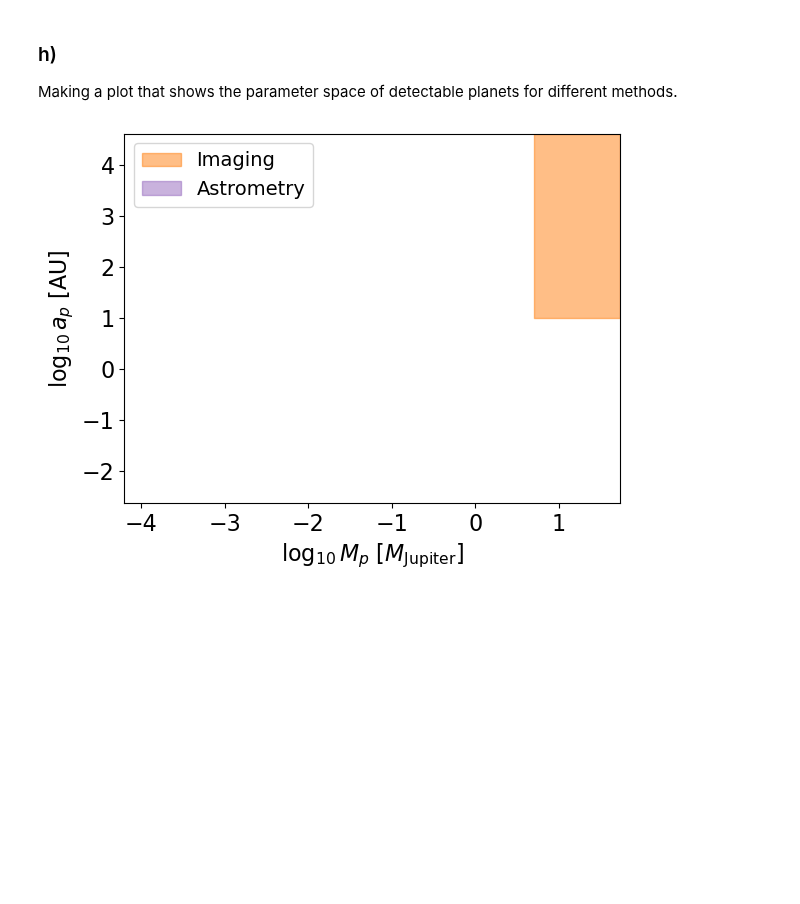
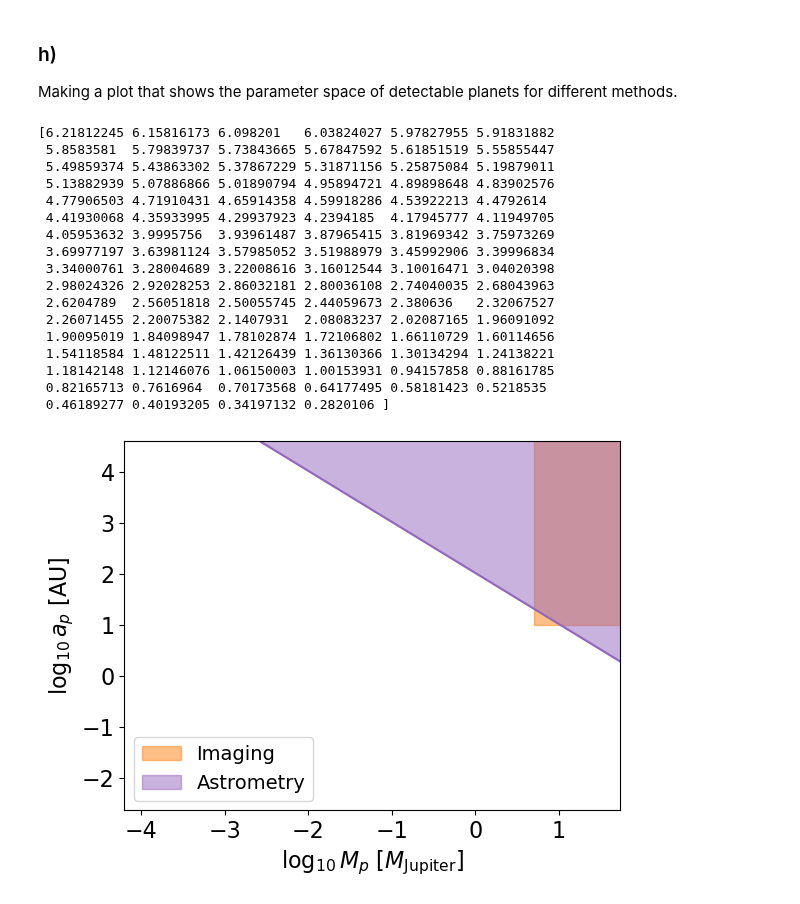
Before and after one commit to oliviergilbertastro/UMich, a Jupyter notebook: ASTRO530/hw6/hw6.ipynb, the cells around one changed output. Saved outputs shown, nothing was run; the diff lists cells and outputs as text; code cells hidden in the pictures; blank space fills up the shorter version.

Commit message:
astrometry fixed

```diff
--- a/ASTRO530/hw6/hw6.ipynb
+++ b/ASTRO530/hw6/hw6.ipynb
@@ -209,34 +216,53 @@ a_AU = [
     9.5549,
     19.2184,
     30.11
 ]
 for i, planet in enumerate(planets):
     plt.plot(np.log10(masses_M_jup[i]), np.log10(a_AU[i]), marker="d", color="black", ls="None", label=(None if i!=0 else "Solar Sys. Planets"))
     plt.text(np.log10(masses_M_jup[i]), np.log10(a_AU[i]), planet, fontsize=14, fontweight="bold")
 
 xlim = plt.xlim()
 ylim = plt.ylim()
 plt.legend(fontsize=13)
 plt.close()
 
-m_p_range = np.logspace(*ylim, 100)*u.M_jup
+m_p_range = np.logspace(*xlim, 100)
 def astrometry_limit(m_p):
-    return ((m_p/M_sun)**-1 * 0.1*u.AU).value
+    return (((M_sun/(m_p*M_jup)) * 0.1*u.AU).to(u.AU)).value
 
 prop_cycle = plt.rcParams['axes.prop_cycle']
 colors = prop_cycle.by_key()['color']
 symbols = [".","^","x","*","s"]
 for i,detection_method in enumerate(df["discoverymethod"].unique()):
     sub_df = df[df["discoverymethod"] == detection_method]
     if detection_method == "Imaging":
         plt.fill_between([np.log10(5), xlim[1]], np.log10(10), ylim[1], color=colors[i], alpha=0.5, label=detection_method)
     if detection_method =="Astrometry":
-        plt.fill_between(np.log10(m_p_range.value), np.log10(astrometry_limit(m_p_range)), np.ones_like(m_p_range.value)*ylim[1], color=colors[i], alpha=0.5, label=detection_method)
+        print(np.log10(astrometry_limit(m_p_range)))
+        plt.plot(np.log10(m_p_range), np.log10(astrometry_limit(m_p_range)), marker="None", ls="-", color=colors[i])
+        plt.fill_between(np.log10(m_p_range), np.log10(astrometry_limit(m_p_range)), np.ones_like(m_p_range)*ylim[1], color=colors[i], alpha=0.5, label=detection_method)
 plt.xlim(xlim)
 plt.ylim(ylim)
 plt.xlabel(r"$\log_{10}M_p$ [$M_\mathrm{Jupiter}$]")
 plt.ylabel(r"$\log_{10}a_p$ [AU]")
 plt.legend(fontsize=14)
 plt.show()
 # %% [output]
+[6.21812245 6.15816173 6.098201   6.03824027 5.97827955 5.91831882
+ 5.8583581  5.79839737 5.73843665 5.67847592 5.61851519 5.55855447
+ 5.49859374 5.43863302 5.37867229 5.31871156 5.25875084 5.19879011
+ 5.13882939 5.07886866 5.01890794 4.95894721 4.89898648 4.83902576
+ 4.77906503 4.71910431 4.65914358 4.59918286 4.53922213 4.4792614
+ 4.41930068 4.35933995 4.29937923 4.2394185  4.17945777 4.11949705
+ 4.05953632 3.9995756  3.93961487 3.87965415 3.81969342 3.75973269
+ 3.69977197 3.63981124 3.57985052 3.51988979 3.45992906 3.39996834
+ 3.34000761 3.28004689 3.22008616 3.16012544 3.10016471 3.04020398
+ 2.98024326 2.92028253 2.86032181 2.80036108 2.74040035 2.68043963
+ 2.6204789  2.56051818 2.50055745 2.44059673 2.380636   2.32067527
+ 2.26071455 2.20075382 2.1407931  2.08083237 2.02087165 1.96091092
+ 1.90095019 1.84098947 1.78102874 1.72106802 1.66110729 1.60114656
+ 1.54118584 1.48122511 1.42126439 1.36130366 1.30134294 1.24138221
+ 1.18142148 1.12146076 1.06150003 1.00153931 0.94157858 0.88161785
+ 0.82165713 0.7616964  0.70173568 0.64177495 0.58181423 0.5218535
+ 0.46189277 0.40193205 0.34197132 0.2820106 ]
-[figure, old version]
+[figure, new version]
```
Also changed, not shown: parts of 1 cell of this notebook.
